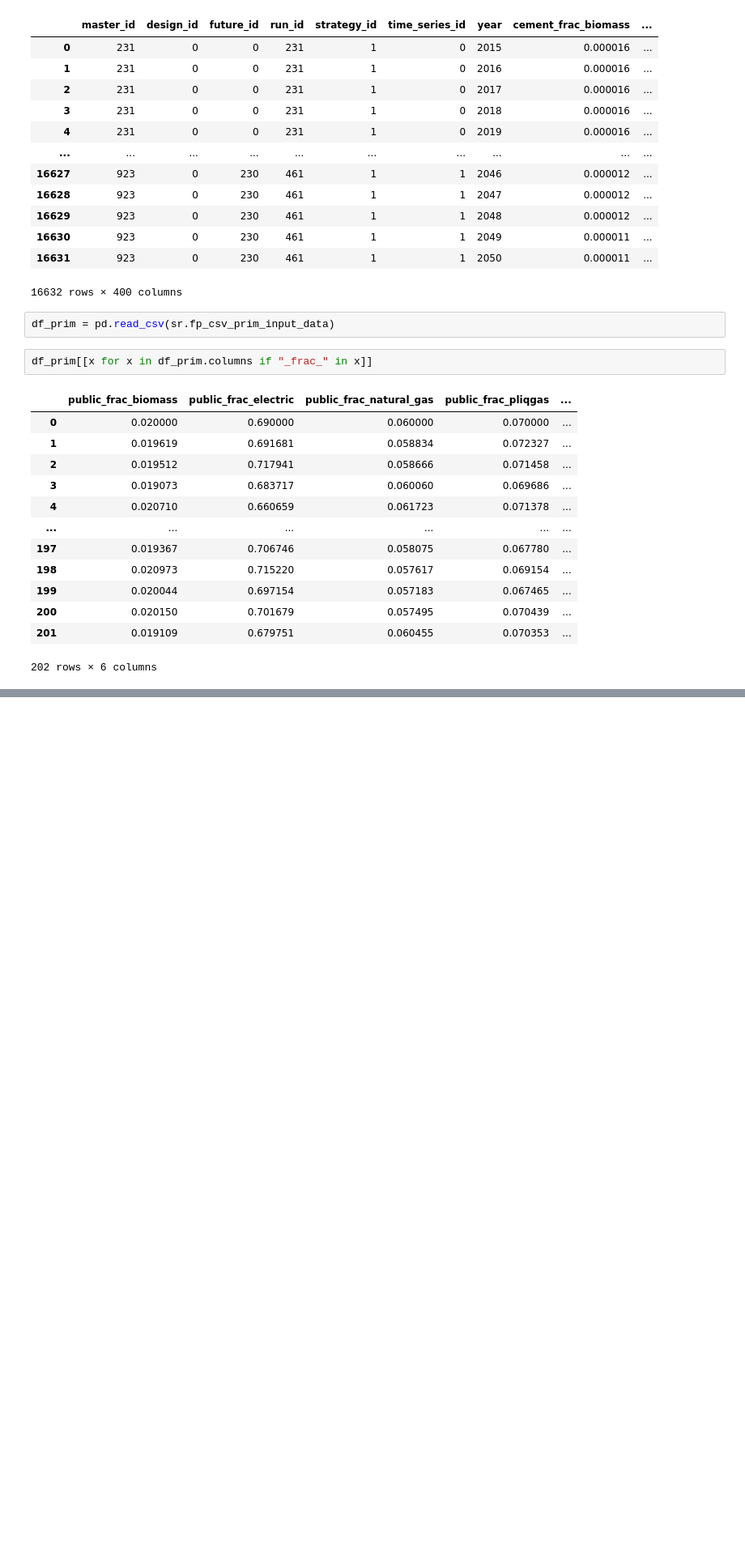
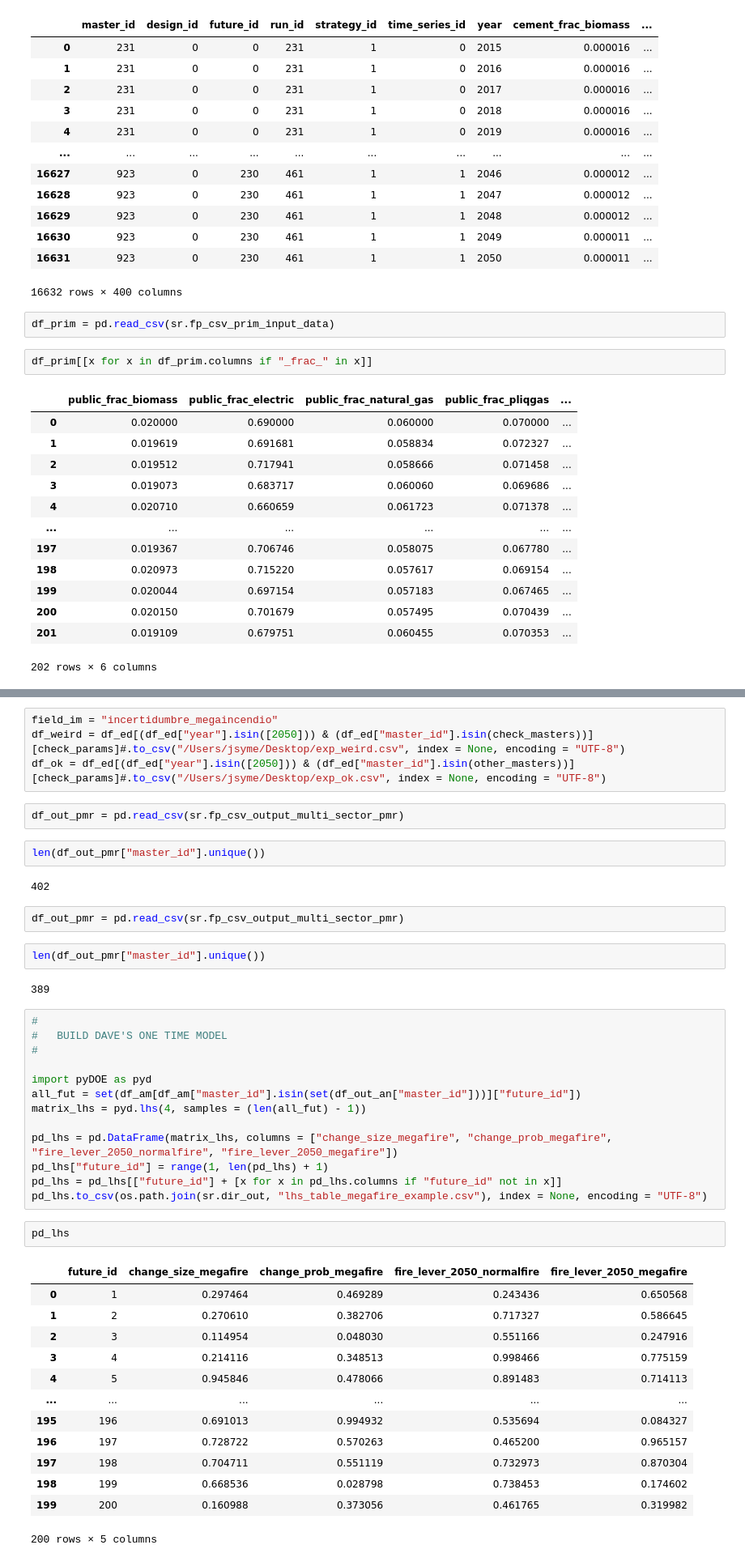
Before and after one commit to emolinaperez/MultiSector_LTS_Chile, a Jupyter notebook: python/integrate_pmr.ipynb, the cells around one changed output, grey strips where cells are left out. Shown at 81% size. Cells and saved outputs as stored; diff of their text form; blank space fills up the shorter version.

Commit message:
pulled in latest data, fixed from commit errors

```diff
--- a/python/integrate_pmr.ipynb
+++ b/python/integrate_pmr.ipynb
@@ -993,0 +1214,45 @@ df_prim[[x for x in df_prim.columns if "_frac_" in x]]
+# %%
+field_im = "incertidumbre_megaincendio"
+df_weird = df_ed[(df_ed["year"].isin([2050])) & (df_ed["master_id"].isin(check_masters))][check_params]#.to_csv("/Users/jsyme/Desktop/exp_weird.csv", index = None, encoding = "UTF-8")
+df_ok = df_ed[(df_ed["year"].isin([2050])) & (df_ed["master_id"].isin(other_masters))][check_params]#.to_csv("/Users/jsyme/Desktop/exp_ok.csv", index = None, encoding = "UTF-8")
+# %%
+df_out_pmr = pd.read_csv(sr.fp_csv_output_multi_sector_pmr)
+# %%
+len(df_out_pmr["master_id"].unique())
+# %% [output]
+402
+# %%
+df_out_pmr = pd.read_csv(sr.fp_csv_output_multi_sector_pmr)
+# %%
+len(df_out_pmr["master_id"].unique())
+# %% [output]
+389
+# %%
+#
+#   BUILD DAVE'S ONE TIME MODEL
+#
+
+import pyDOE as pyd
+all_fut = set(df_am[df_am["master_id"].isin(set(df_out_an["master_id"]))]["future_id"])
+matrix_lhs = pyd.lhs(4, samples = (len(all_fut) - 1))
+
+pd_lhs = pd.DataFrame(matrix_lhs, columns = ["change_size_megafire", "change_prob_megafire", "fire_lever_2050_normalfire", "fire_lever_2050_megafire"])
+pd_lhs["future_id"] = range(1, len(pd_lhs) + 1)
+pd_lhs = pd_lhs[["future_id"] + [x for x in pd_lhs.columns if "future_id" not in x]]
+pd_lhs.to_csv(os.path.join(sr.dir_out, "lhs_table_megafire_example.csv"), index = None, encoding = "UTF-8")
+# %%
+pd_lhs
+# %% [output]
+|  | future_id | change_size_megafire | change_prob_megafire | fire_lever_2050_normalfire | fire_lever_2050_megafire |
+| 0 | 1 | 0.297464 | 0.469289 | 0.243436 | 0.650568 |
+| 1 | 2 | 0.270610 | 0.382706 | 0.717327 | 0.586645 |
+| 2 | 3 | 0.114954 | 0.048030 | 0.551166 | 0.247916 |
+| 3 | 4 | 0.214116 | 0.348513 | 0.998466 | 0.775159 |
+| 4 | 5 | 0.945846 | 0.478066 | 0.891483 | 0.714113 |
+| ... | ... | ... | ... | ... | ... |
+| 195 | 196 | 0.691013 | 0.994932 | 0.535694 | 0.084327 |
+| 196 | 197 | 0.728722 | 0.570263 | 0.465200 | 0.965157 |
+| 197 | 198 | 0.704711 | 0.551119 | 0.732973 | 0.870304 |
+| 198 | 199 | 0.668536 | 0.028798 | 0.738453 | 0.174602 |
+| 199 | 200 | 0.160988 | 0.373056 | 0.461765 | 0.319982 |
+200 rows × 5 columns
```
Also changed, not shown: parts of 29 cells of this notebook, 54 other files.
